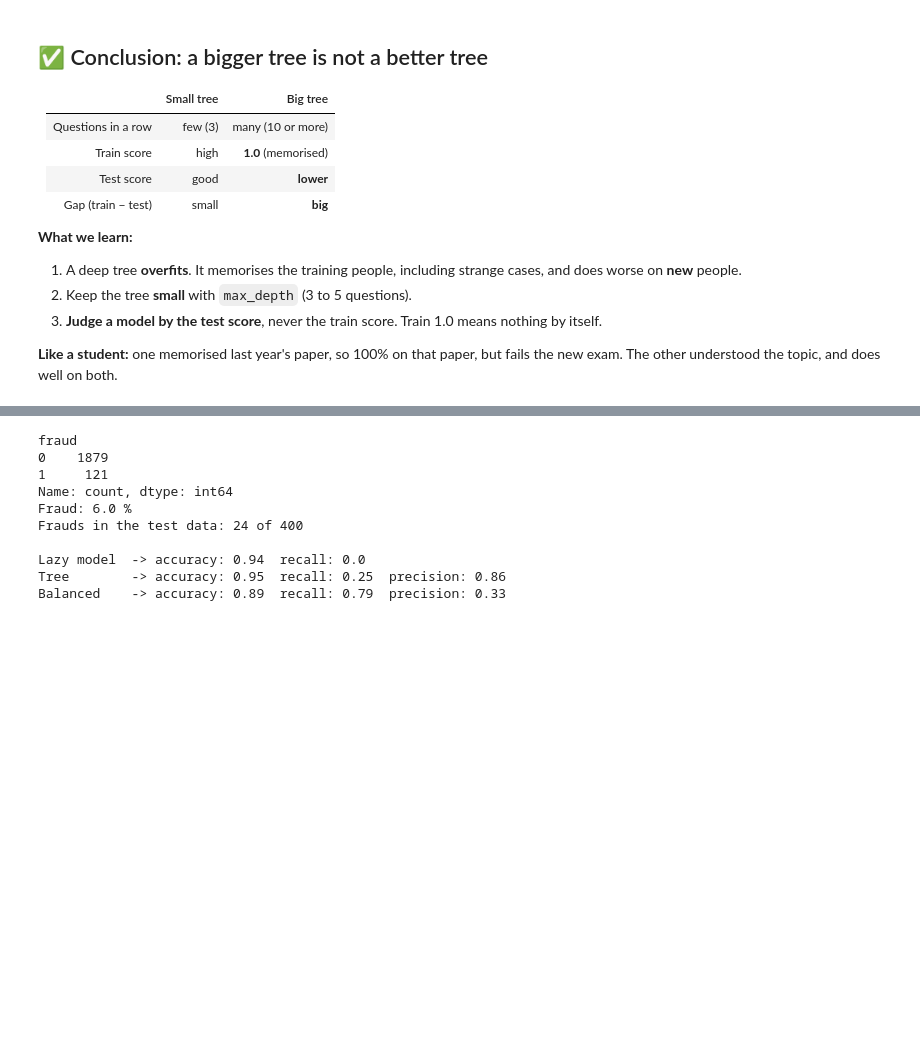
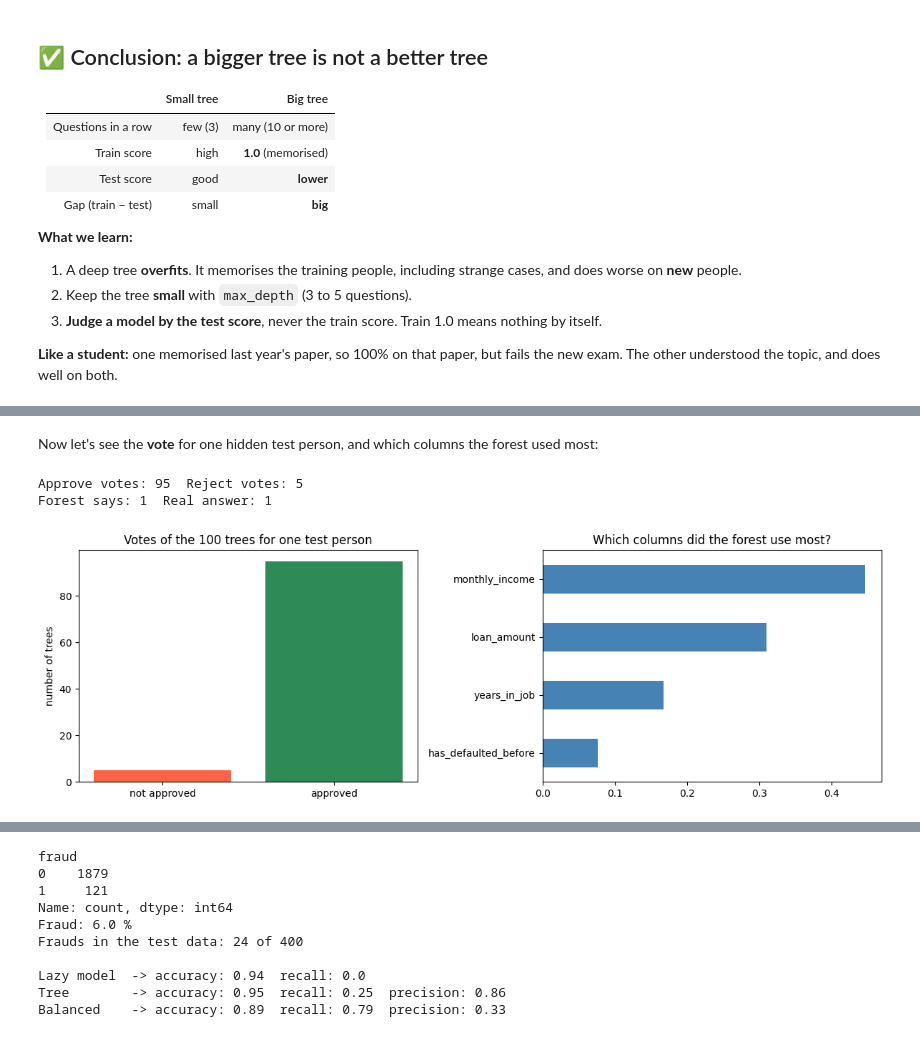
Before and after one commit to sameermakhanii/Python-for-AI-me, a Jupyter notebook: notebooks/Week 4/Day 20/Day_20_Decision_Tree_By_Hand_TEST.ipynb, the cells around one changed output, grey strips where cells are left out. Cells and saved outputs as stored; diff of their text form; code cells hidden in the pictures; blank space fills up the shorter version.

```diff
--- a/notebooks/Week 4/Day 20/Day_20_Decision_Tree_By_Hand_TEST.ipynb
+++ b/notebooks/Week 4/Day 20/Day_20_Decision_Tree_By_Hand_TEST.ipynb
@@ -634,0 +804,23 @@ This is one code block. Read the comments from top to bottom: **look → split
+# %% [markdown]
+Now let's see the **vote** for one hidden test person, and which columns the forest used most:
+# %%
+import numpy as np
+
+person = X_test.iloc[[0]]                                      # the first hidden test person
+votes = np.array([t.predict(person.values)[0] for t in forest.estimators_])
+approve_votes = int((votes == 1).sum())
+print("Approve votes:", approve_votes, " Reject votes:", 100 - approve_votes)
+print("Forest says:", forest.predict(person)[0], " Real answer:", y_test.iloc[0])
+
+fig, axes = plt.subplots(1, 2, figsize=(12, 4))
+axes[0].bar(["not approved", "approved"], [100 - approve_votes, approve_votes], color=["tomato", "seagreen"])
+axes[0].set_title("Votes of the 100 trees for one test person")
+axes[0].set_ylabel("number of trees")
+pd.Series(forest.feature_importances_, index=X.columns).sort_values().plot.barh(ax=axes[1], color="steelblue")
+axes[1].set_title("Which columns did the forest use most?")
+plt.tight_layout()
+plt.show()
+# %% [output]
+Approve votes: 95  Reject votes: 5
+Forest says: 1  Real answer: 1
+[figure, added]
```
Also changed, not shown: parts of 29 cells of this notebook, 1 other file.
